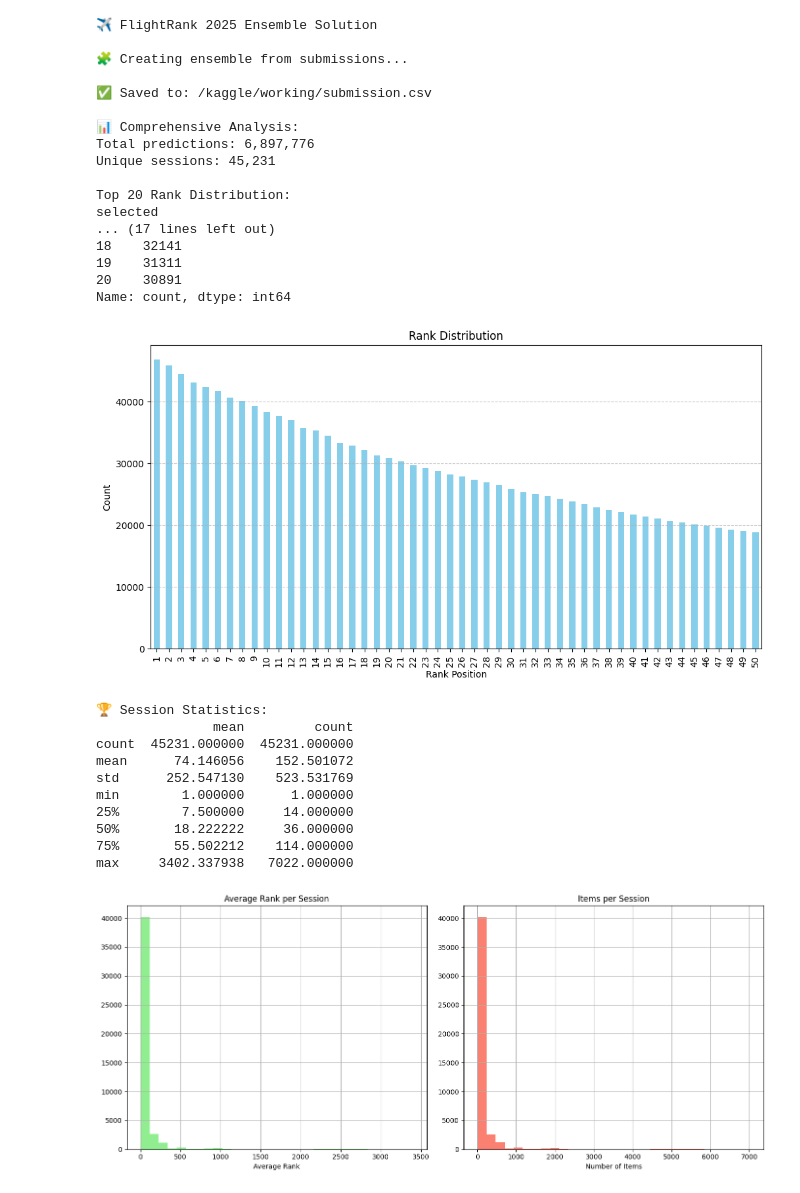
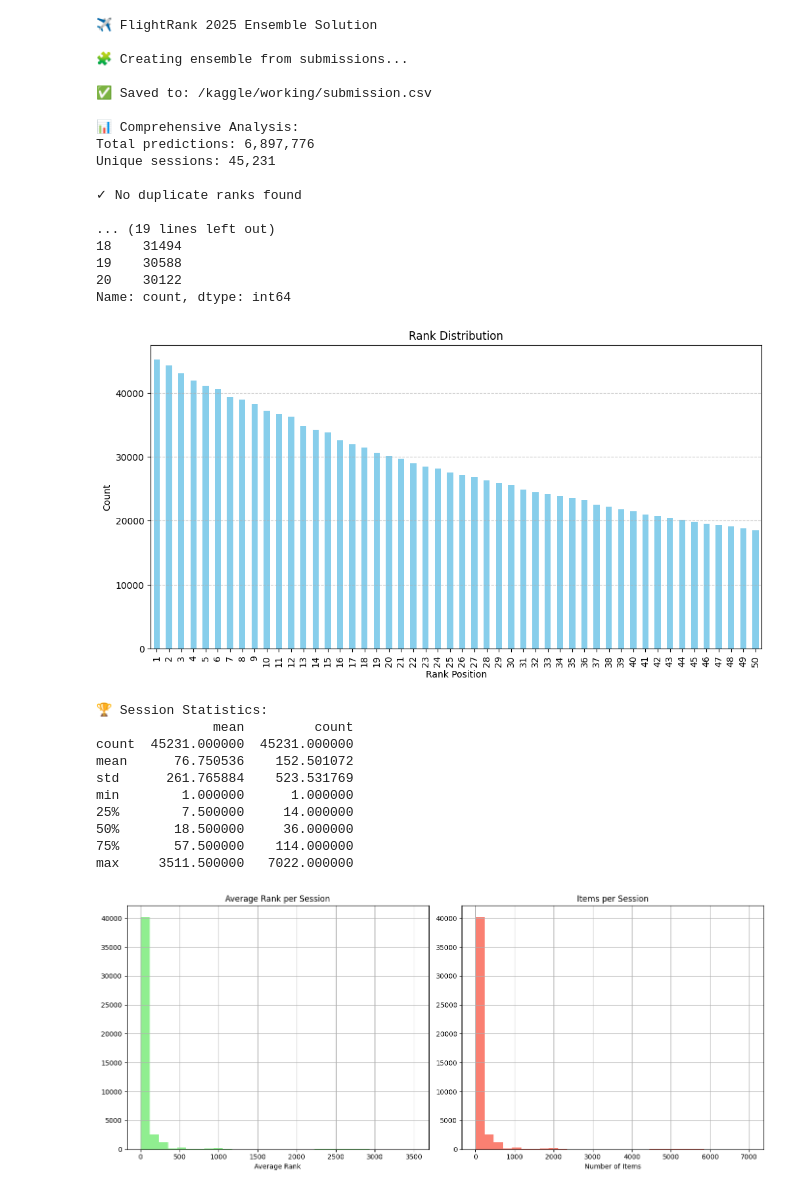
Before and after one commit to phyzika10/FlightRank-2025, a Jupyter notebook: flightrank-2025-ensemble.ipynb, the cells around one changed output. Cells and saved outputs as stored; diff of their text form; code cells hidden in the pictures.

Commit message:
Kaggle Notebook | FlightRank 2025 Final Ensemble

```diff
--- a/flightrank-2025-ensemble.ipynb
+++ b/flightrank-2025-ensemble.ipynb
@@ -95,7 +95,7 @@ def create_ensemble(weights_dict):
     if len(submissions) == 1:
         print("⚠ Only one valid submission - ranking it")
         df = submissions[0].copy()
-        df['selected'] = df.groupby('ranker_id')['prediction'].rank(method='dense', ascending=False).astype(int)
+        df['selected'] = df.groupby('ranker_id')['prediction'].rank(method='first', ascending=False).astype(int)
         return df[['Id', 'ranker_id', 'selected']]
 
     # Normalize predictions
@@ -118,9 +118,9 @@ def create_ensemble(weights_dict):
     pred_cols = [f'pred_{i}' for i in range(len(submissions))]
     merged['ensemble_score'] = merged[pred_cols].mul(valid_weights).sum(axis=1) / sum(valid_weights)
 
-    # Create final ranks
+    # Create final ranks - using method='first' to prevent duplicates
     merged['selected'] = merged.groupby('ranker_id')['ensemble_score'].rank(
-        method='dense', ascending=False).astype(int)
+        method='first', ascending=False).astype(int)
 
     return merged[['Id', 'ranker_id', 'selected']]
 
@@ -129,6 +129,13 @@ def analyze_submission(submission_df):
     print("\n📊 Comprehensive Analysis:")
     print(f"Total predictions: {len(submission_df):,}")
     print(f"Unique sessions: {submission_df['ranker_id'].nunique():,}")
+
+    # Check for duplicate ranks
+    duplicates = submission_df.duplicated(subset=['ranker_id', 'selected'], keep=False)
+    if duplicates.any():
+        print(f"\n⚠ Warning: Found {duplicates.sum()} duplicate ranks in submission")
+    else:
+        print("\n✓ No duplicate ranks found")
 
     # Rank distribution
     rank_dist = submission_df['selected'].value_counts().sort_index()
@@ -166,6 +173,26 @@ def analyze_submission(submission_df):
     print(f"\n⭐ Top-ranked items: {len(top_rank):,}")
     print(f"Average top ranks per session: {len(top_rank)/submission_df['ranker_id'].nunique():.2f}")
 
+def fix_duplicate_ranks(submission_df):
+    """Ensure all ranks within each session are unique"""
+    fixed_df = submission_df.copy()
+
+    # First try with method='first'
+    fixed_df['selected'] = fixed_df.groupby('ranker_id')['selected'].transform(
+        lambda x: x.rank(method='first', ascending=True).astype(int))
+
+    # Verify no duplicates remain
+    duplicates = fixed_df.duplicated(subset=['ranker_id', 'selected'], keep=False)
+    if duplicates.any():
+        print(f"⚠ Still found {duplicates.sum()} duplicates - using random adjustment")
+        np.random.seed(42)
+        fixed_df['selected'] = fixed_df.groupby('ranker_id')['selected'].transform(
+            lambda x: x + np.random.rand(len(x)) * 0.1)
+        fixed_df['selected'] = fixed_df.groupby('ranker_id')['selected'].rank(
+            method='dense', ascending=True).astype(int)
+
+    return fixed_df
+
 # ======================
 # MAIN EXECUTION
 # ======================
@@ -177,6 +204,12 @@ def main():
     print("🧩 Creating ensemble from submissions...")
     try:
         final_sub = create_ensemble(CONFIG['submission_weights'])
+
+        # Check for duplicates
+        duplicates = final_sub.duplicated(subset=['ranker_id', 'selected'], keep=False)
+        if duplicates.any():
+            print(f"\n⚠ Found {duplicates.sum()} duplicate ranks - fixing...")
+            final_sub = fix_duplicate_ranks(final_sub)
 
         # Save submission
         output_path = os.path.join(CONFIG['data_paths']['output'], 'submission.csv')
@@ -186,48 +219,48 @@ def main():
         # Analyze results
         analyze_submission(final_sub)
 
         # Optional: Validate with test data if available
         try:
             if os.path.exists(CONFIG['data_paths']['test_data']):
                 test_data = pd.read_parquet(CONFIG['data_paths']['test_data'])
                 if all(col in test_data.columns for col in ['Id', 'ranker_id']):
                     validation_df = test_data.merge(final_sub, on=['Id', 'ranker_id'])
                     print("\n🔍 Validation Data Merged Successfully")
         except Exception as e:
             print(f"\n⚠ Could not validate with test data: {str(e)}")
 
     except Exception as e:
         print(f"\n❌ Failed to create ensemble: {str(e)}")
 
 if __name__ == "__main__":
     main()
 # %% [output]
 ✈ FlightRank 2025 Ensemble Solution
 
 🧩 Creating ensemble from submissions...
 
 ✅ Saved to: /kaggle/working/submission.csv
 
 📊 Comprehensive Analysis:
 Total predictions: 6,897,776
 Unique sessions: 45,231
 
-Top 20 Rank Distribution:
-selected
-... (17 lines left out)
-18    32141
-19    31311
-20    30891
+✓ No duplicate ranks found
+
+... (19 lines left out)
+18    31494
+19    30588
+20    30122
 Name: count, dtype: int64
-[figure, old version]
+[figure, new version]
 🏆 Session Statistics:
                mean         count
 count  45231.000000  45231.000000
-mean      74.146056    152.501072
-std      252.547130    523.531769
+mean      76.750536    152.501072
+std      261.765884    523.531769
 min        1.000000      1.000000
 25%        7.500000     14.000000
-50%       18.222222     36.000000
-75%       55.502212    114.000000
-max     3402.337938   7022.000000
+50%       18.500000     36.000000
+75%       57.500000    114.000000
+max     3511.500000   7022.000000
-[figure, old version]
+[figure, new version]
```
Also changed, not shown: parts of 1 cell of this notebook.
